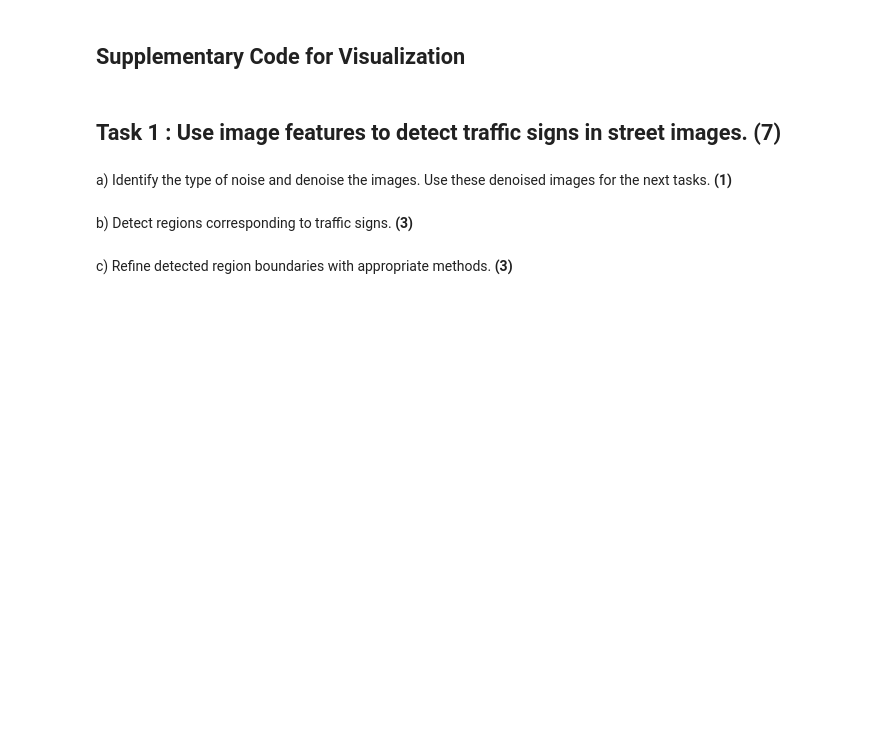
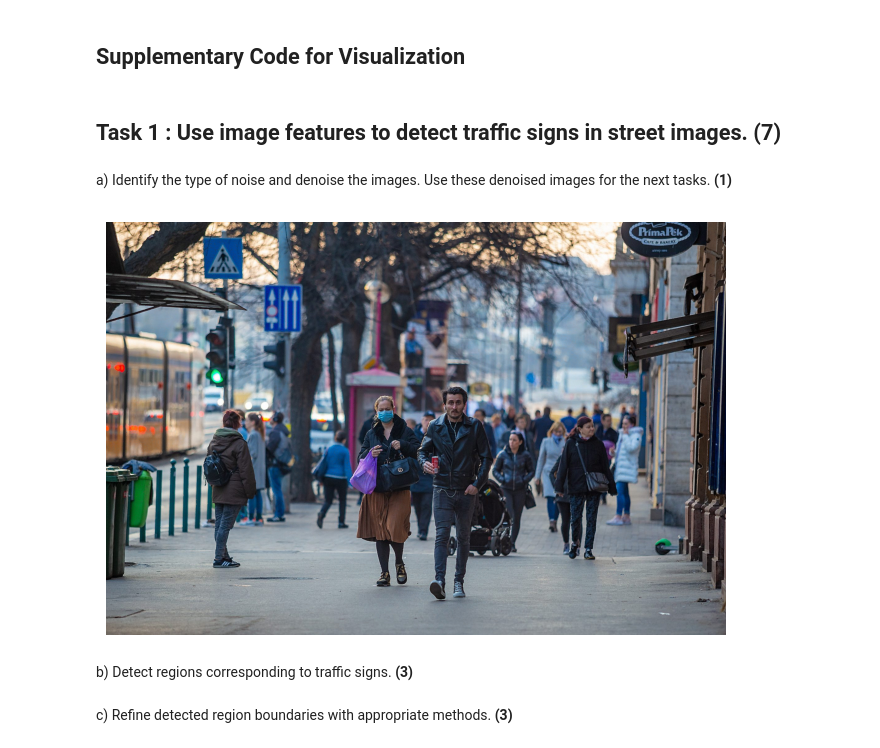
Before and after one commit to omrezkhan/2D_Image_Processing, a Jupyter notebook: 2dip-excercise/notebooks/part1.ipynb, the cells around one changed output. Drawn from its saved outputs; the diff is of its cells as text; code cells hidden in the pictures; blank space fills up the shorter version.

```diff
--- a/2dip-excercise/notebooks/part1.ipynb
+++ b/2dip-excercise/notebooks/part1.ipynb
@@ -40,9 +42,33 @@ def denoise(input_path, output_path):
+# %%
+
+def denoise(input_path, output_path):
+    image = cv2.imread(input_path)
+    if image is None:
+        raise FileNotFoundError(f"Image not found at {input_path}")
+
+    # Step 1: Denoise using median filter
+    denoised = cv2.medianBlur(image, 3)  # Median filter with kernel size 3
+
+    # Step 2: Sharpen the image
+    # Define a sharpening kernel
+    sharpening_kernel = np.array([[0, -1, 0],
+                                  [-1, 5, -1],
+                                  [0, -1, 0]])
+
+    # Apply the sharpening kernel
+    sharpened = cv2.filter2D(denoised, -1, sharpening_kernel)
+
+    # Save and return the final result
+    cv2.imwrite(output_path, sharpened)
+    return sharpened
 # %%
-image_path = os.path.join(inputs, 'phase1.jpg')
+image_path = os.path.join(inputs, 'part1.jpg')
 output_path = os.path.join(outputs, 'denoised_image.jpg')
 
 image = denoise(image_path, output_path)
 display_images(image)
+# %% [output]
+[figure, added]
 # %% [markdown]
 b) Detect regions corresponding to traffic signs. **(3)**
 # %%
```
Also changed, not shown: parts of 2 cells of this notebook, 2 other files.
